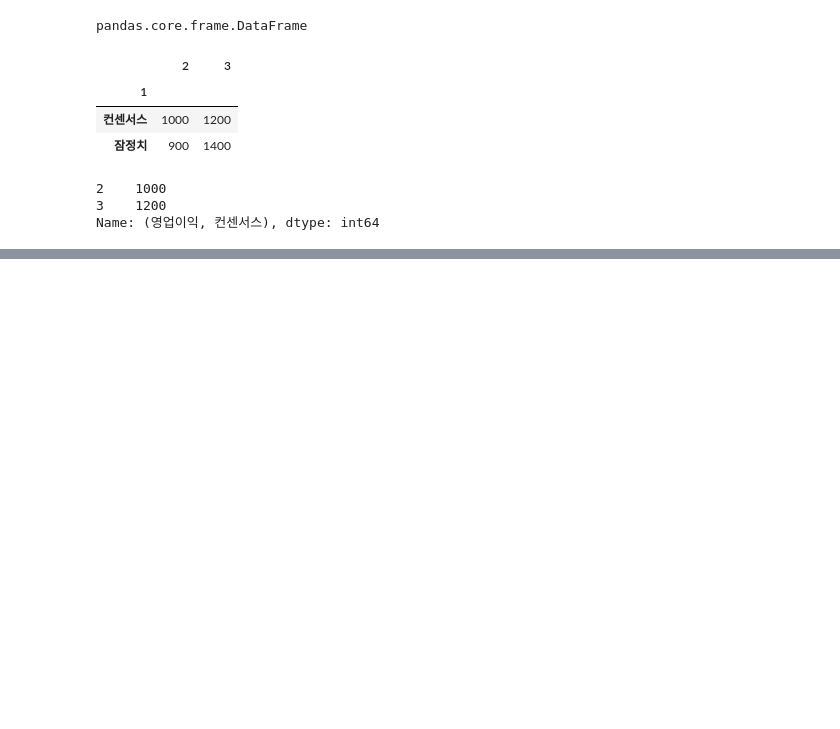
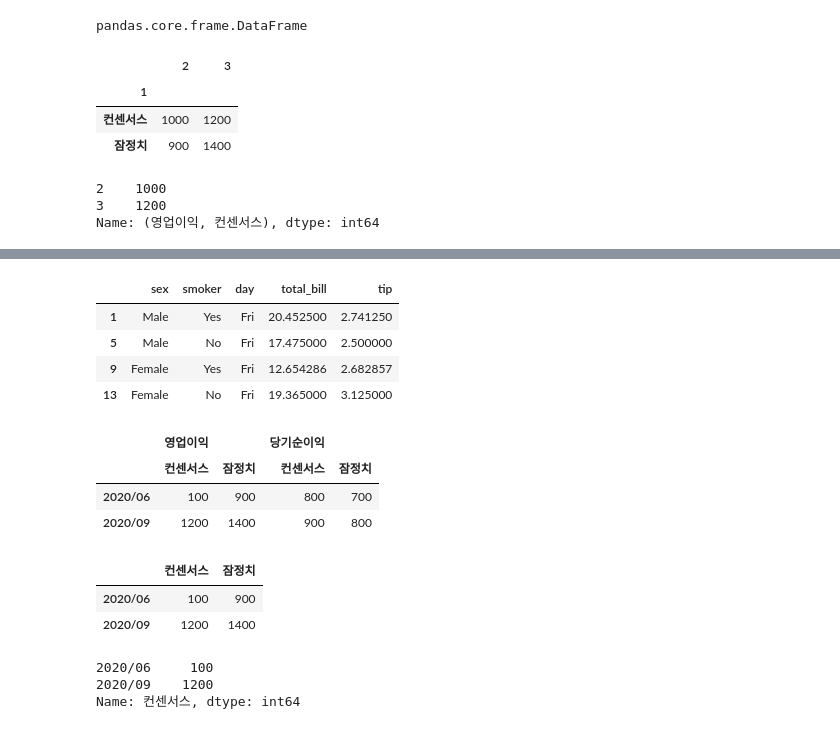
Before and after one commit to dsleslie/Archiving, a Jupyter notebook: 20241004/241004_lecture_2.ipynb, the cells around one changed output, grey strips where cells are left out. Drawn from its saved outputs; the diff is of its cells as text; code cells hidden in the pictures; blank space fills up the shorter version.

```diff
--- a/20241004/241004_lecture_2.ipynb
+++ b/20241004/241004_lecture_2.ipynb
@@ -155,0 +214,32 @@ Name: (영업이익, 컨센서스), dtype: int64
+# %%
+# reset index 해서 해오기
+result2 = tips.groupby(['sex', 'smoker', 'day'])[['total_bill', 'tip']].mean().reset_index()
+result2.loc[result2['day'] == 'Fri', :]
+# %% [output]
+|  | sex | smoker | day | total_bill | tip |
+| 1 | Male | Yes | Fri | 20.452500 | 2.741250 |
+| 5 | Male | No | Fri | 17.475000 | 2.500000 |
+| 9 | Female | Yes | Fri | 12.654286 | 2.682857 |
+| 13 | Female | No | Fri | 19.365000 | 3.125000 |
+# %%
+from pandas import DataFrame
+
+data = [
+    [100, 900, 800, 700],
+    [1200, 1400, 900, 800]
+]
+
+columns = [
+    ['영업이익', '영업이익', '당기순이익', '당기순이익'],
+    ['컨센서스', '잠정치', '컨센서스', '잠정치']
+]
+
+index = ["2020/06", "2020/09"]
+
+df = DataFrame(data=data, index=index, columns=columns)
+df
+# %% [output]
+|  | 영업이익 |  | 당기순이익 |  |
+|  | 컨센서스 | 잠정치 | 컨센서스 | 잠정치 |
+| 2020/06 | 100 | 900 | 800 | 700 |
+| 2020/09 | 1200 | 1400 | 900 | 800 |
@@ -155,0 +252,17 @@ Name: (영업이익, 컨센서스), dtype: int64
+# %%
+import pandas as pd
+
+level_0 = ["영업이익", "당기순이익"]
+level_1 = ["컨센서스", "잠정치"]
+
+idx = pd.MultiIndex.from_product([level_0, level_1])
+# multi index의 경우이렇게 column을 뽑아서 써야함.
+# 뽑은 걸 dataframe으로 바꿔서 써야함
+df = pd.DataFrame(data = data, index = ['2020/06' , '2020/09'], columns = idx)
+
+# 이렇게 접근하면 뽑아 써야함
+df['영업이익']
+# %% [output]
+|  | 컨센서스 | 잠정치 |
+| 2020/06 | 100 | 900 |
+| 2020/09 | 1200 | 1400 |
@@ -155,0 +271,6 @@ Name: (영업이익, 컨센서스), dtype: int64
+# %%
+df['영업이익']['컨센서스']
+# %% [output]
+2020/06     100
+2020/09    1200
+Name: 컨센서스, dtype: int64
```
Also changed, not shown: parts of 9 cells of this notebook.
